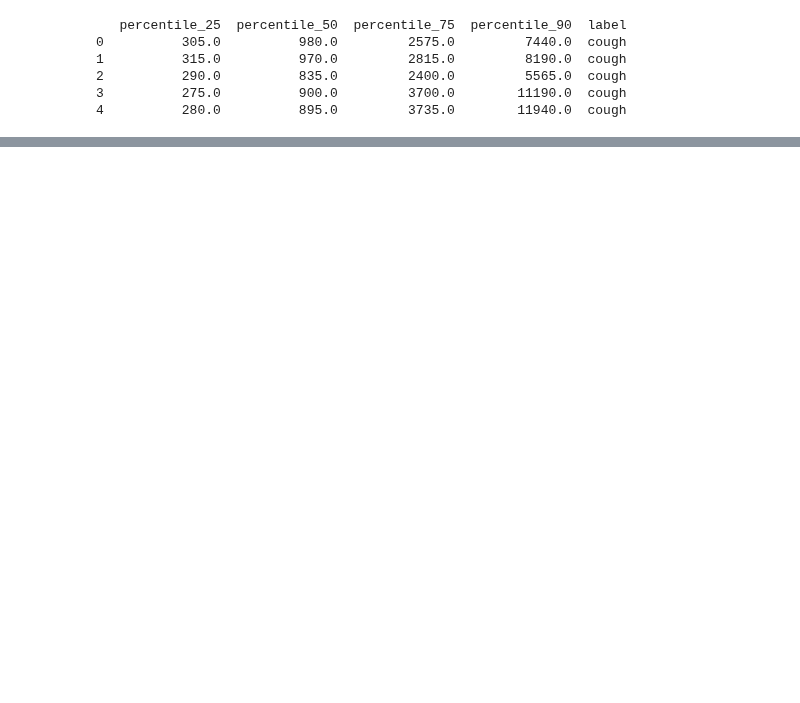
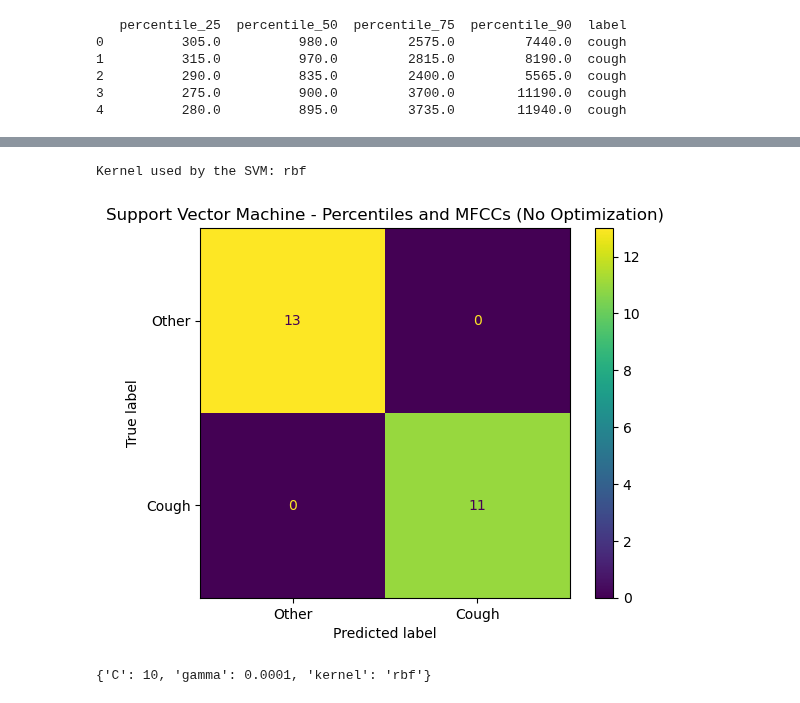
Before and after one commit to szulaldemirtas/electrosalus-research, a Jupyter notebook: cough-classification/signals-knn.ipynb, the cells around one changed output, grey strips where cells are left out. Drawn from its saved outputs; the diff is of its cells as text; code cells hidden in the pictures; blank space fills up the shorter version.

```diff
--- a/cough-classification/signals-knn.ipynb
+++ b/cough-classification/signals-knn.ipynb
@@ -1113,0 +1103,63 @@ TypeError: ufunc 'isfinite' not supported for the input types, and the inputs co
+# %%
+# Support Vector Machine Data Preparation - Percentiles and MFCCs
+
+df_svm = df_3.copy()
+
+X_svm = df_svm.iloc[:, :5]
+y_svm = df_svm.iloc[:, 5:6]
+
+X_svm = np.array(df_svm['mfcc'].tolist())
+
+X_train_svm, X_test_svm, y_train_svm, y_test_svm = train_test_split(X_svm, y_svm, random_state= 3, test_size= 0.2)
+
+y_train_svm = np.ravel(y_train_svm)
+y_test_svm = np.ravel(y_test_svm)
+
+y_train_svm = (y_train_svm == 'cough').astype(int)
+y_test_svm = (y_test_svm == 'cough').astype(int)
+
+X_train_scaled = scale(X_train_svm)
+X_test_scaled = scale(X_test_svm)
+# %%
+# Support Vector Machine
+
+clf_svm = SVC(random_state=42)
+clf_svm.fit(X_train_scaled, y_train_svm)
+print("Kernel used by the SVM:", clf_svm.kernel)
+
+y_pred_svm = clf_svm.predict(X_test_scaled)
+cm_svm = confusion_matrix(y_test_svm, y_pred_svm)
+
+custom_labels = ['Other', 'Cough']
+disp = ConfusionMatrixDisplay(confusion_matrix=cm_svm, display_labels=custom_labels)
+disp.plot()
+plt.title("Support Vector Machine - Percentiles and MFCCs (No Optimization)")
+plt.show()
+# %% [output]
+Kernel used by the SVM: rbf
+[figure, added]
+# %%
+# Optimize the parameters
+# Finding the best value for gamma and regularization parameter
+
+# C: regularization parameter
+param_grid = [
+    {
+    'C': [0.5, 1, 10, 100],
+    'gamma': ['scale', 1, 0.1, 0.01, 0.001, 0.0001],
+    'kernel': ['rbf']
+    },
+]
+
+optimal_params = GridSearchCV(
+    SVC(),
+    param_grid,
+    cv=5,
+    scoring='accuracy',
+    verbose=0
+)
+
+optimal_params.fit(X_train_scaled, y_train_svm)
+print(optimal_params.best_params_)
+# %% [output]
+{'C': 10, 'gamma': 0.0001, 'kernel': 'rbf'}
```
Also changed, not shown: parts of 28 cells of this notebook, 1 other file.
